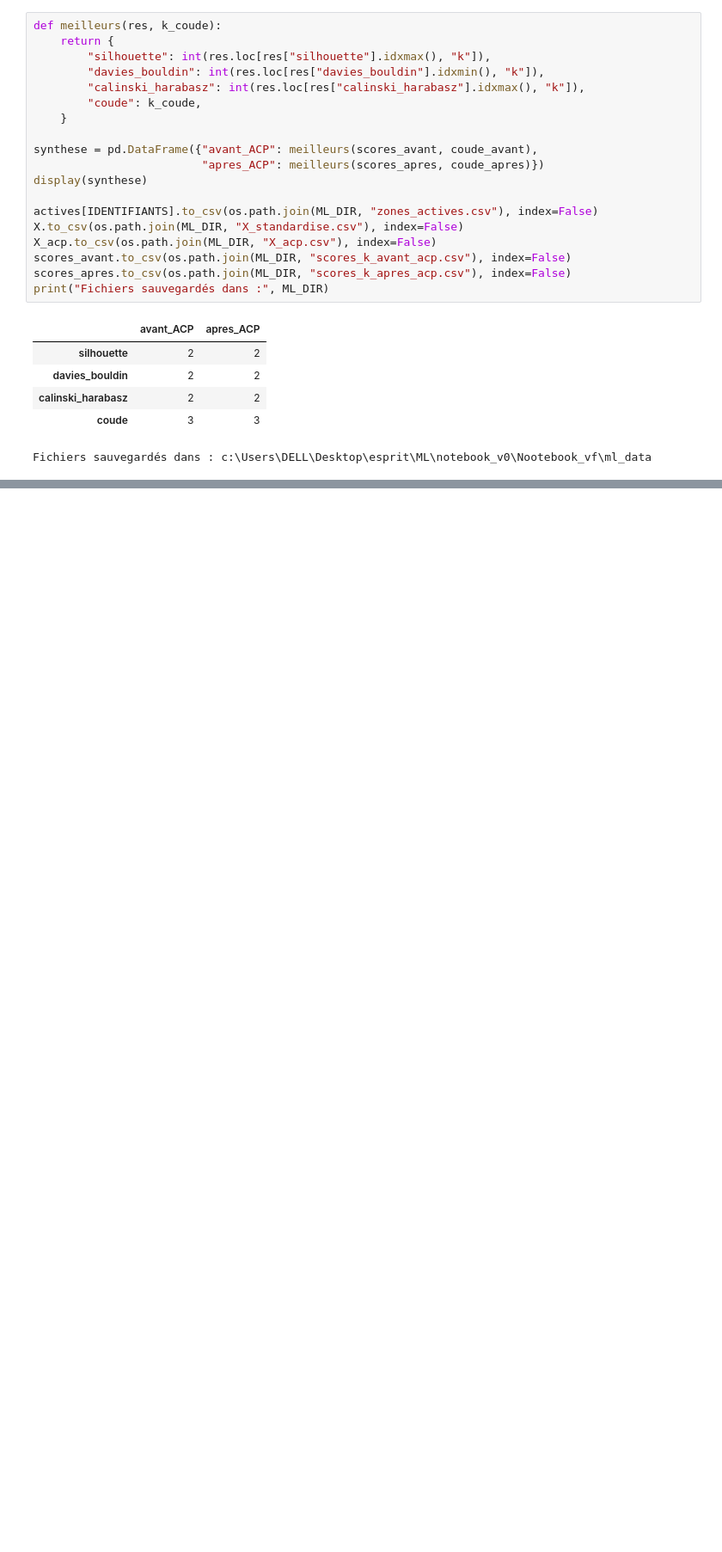
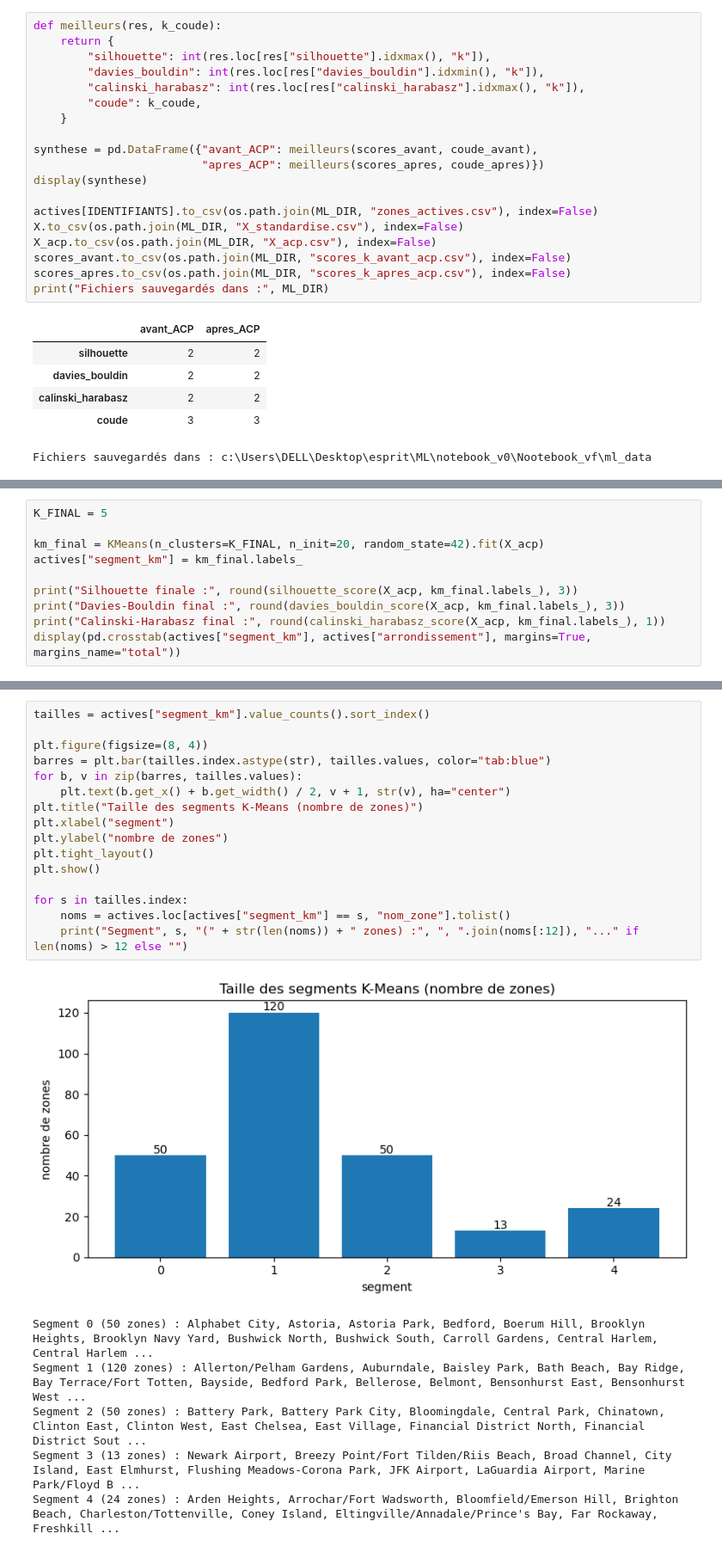
Before and after one commit to BenOthmenRayen/nyc-tlc-Machine_Learning, a Jupyter notebook: 06_kmeans.ipynb, the cells around one changed output, grey strips where cells are left out. Shown at 86% size. Saved outputs shown, nothing was run; the diff lists cells and outputs as text; blank space fills up the shorter version.

```diff
--- a/06_kmeans.ipynb
+++ b/06_kmeans.ipynb
@@ -586,0 +739,10 @@ Fichiers sauvegardés dans : c:\Users\DELL\Desktop\esprit\ML\notebook_v0\Nootebo
+# %%
+K_FINAL = 5
+
+km_final = KMeans(n_clusters=K_FINAL, n_init=20, random_state=42).fit(X_acp)
+actives["segment_km"] = km_final.labels_
+
+print("Silhouette finale :", round(silhouette_score(X_acp, km_final.labels_), 3))
+print("Davies-Bouldin final :", round(davies_bouldin_score(X_acp, km_final.labels_), 3))
+print("Calinski-Harabasz final :", round(calinski_harabasz_score(X_acp, km_final.labels_), 1))
+display(pd.crosstab(actives["segment_km"], actives["arrondissement"], margins=True, margins_name="total"))
@@ -586,0 +765,23 @@ Fichiers sauvegardés dans : c:\Users\DELL\Desktop\esprit\ML\notebook_v0\Nootebo
+# %%
+tailles = actives["segment_km"].value_counts().sort_index()
+
+plt.figure(figsize=(8, 4))
+barres = plt.bar(tailles.index.astype(str), tailles.values, color="tab:blue")
+for b, v in zip(barres, tailles.values):
+    plt.text(b.get_x() + b.get_width() / 2, v + 1, str(v), ha="center")
+plt.title("Taille des segments K-Means (nombre de zones)")
+plt.xlabel("segment")
+plt.ylabel("nombre de zones")
+plt.tight_layout()
+plt.show()
+
+for s in tailles.index:
+    noms = actives.loc[actives["segment_km"] == s, "nom_zone"].tolist()
+    print("Segment", s, "(" + str(len(noms)) + " zones) :", ", ".join(noms[:12]), "..." if len(noms) > 12 else "")
+# %% [output]
+[figure, added]
+Segment 0 (50 zones) : Alphabet City, Astoria, Astoria Park, Bedford, Boerum Hill, Brooklyn Heights, Brooklyn Navy Yard, Bushwick North, Bushwick South, Carroll Gardens, Central Harlem, Central Harlem ...
+Segment 1 (120 zones) : Allerton/Pelham Gardens, Auburndale, Baisley Park, Bath Beach, Bay Ridge, Bay Terrace/Fort Totten, Bayside, Bedford Park, Bellerose, Belmont, Bensonhurst East, Bensonhurst West ...
+Segment 2 (50 zones) : Battery Park, Battery Park City, Bloomingdale, Central Park, Chinatown, Clinton East, Clinton West, East Chelsea, East Village, Financial District North, Financial District Sout ...
+Segment 3 (13 zones) : Newark Airport, Breezy Point/Fort Tilden/Riis Beach, Broad Channel, City Island, East Elmhurst, Flushing Meadows-Corona Park, JFK Airport, LaGuardia Airport, Marine Park/Floyd B ...
+Segment 4 (24 zones) : Arden Heights, Arrochar/Fort Wadsworth, Bloomfield/Emerson Hill, Brighton Beach, Charleston/Tottenville, Coney Island, Eltingville/Annadale/Prince's Bay, Far Rockaway, Freshkill ...
```
Also changed, not shown: parts of 22 cells of this notebook, 1 other file.
